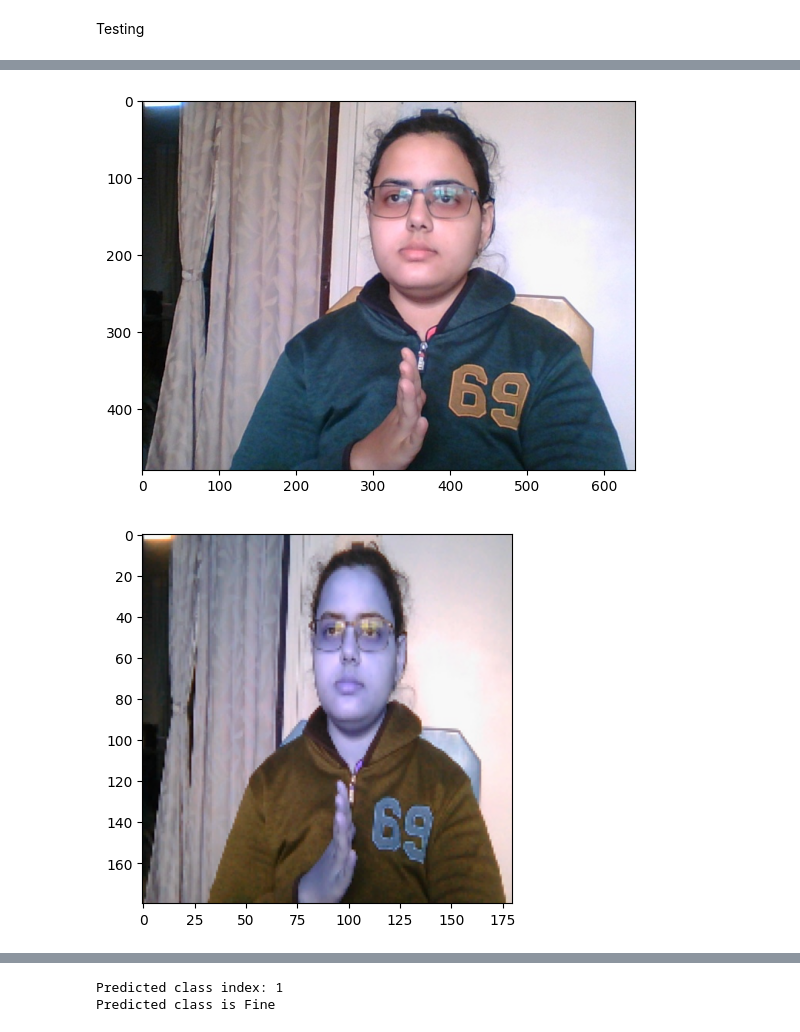
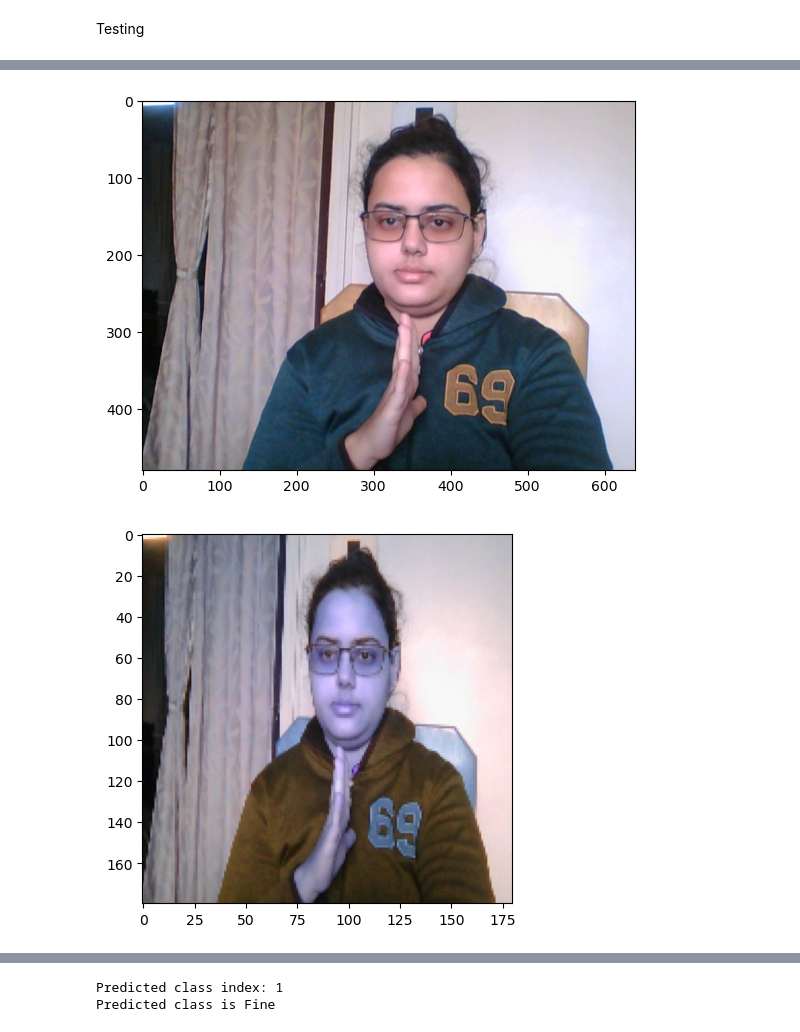
Before and after one commit to SHAIMA-HAQUE/ASL_SIGNS, a Jupyter notebook: dataset.ipynb, the cells around one changed output, grey strips where cells are left out. Drawn from its saved outputs; the diff is of its cells as text; code cells hidden in the pictures.

```diff
--- a/dataset.ipynb
+++ b/dataset.ipynb
@@ -177,19 +190,19 @@ Testing
 # %%
 import cv2
 # %%
-image_path = 'images/images/collectedimages/fine/fine.2c88c765-bb54-11ee-b389-2cdb079ec43c.jpg'
+TEST_IMAGE_PATH = 'Split_Data/val/fine/fine.4a75e4e5-bb54-11ee-9782-2cdb079ec43c.jpg'
 # %%
-img = cv2.imread(image_path)
+img = cv2.imread(TEST_IMAGE_PATH)
 plt.imshow(cv2.cvtColor(img, cv2.COLOR_BGR2RGB))
 plt.show()
 # %% [output]
-[figure, old version]
+[figure, new version]
 # %%
 resize = tf.image.resize(img, (180,180))
 plt.imshow(resize.numpy().astype(int))
 plt.show()
 # %% [output]
-[figure, old version]
+[figure, new version]
 # %%
 import numpy as np
 # %%
```
Also changed, not shown: parts of 19 cells of this notebook, 2 other files.
